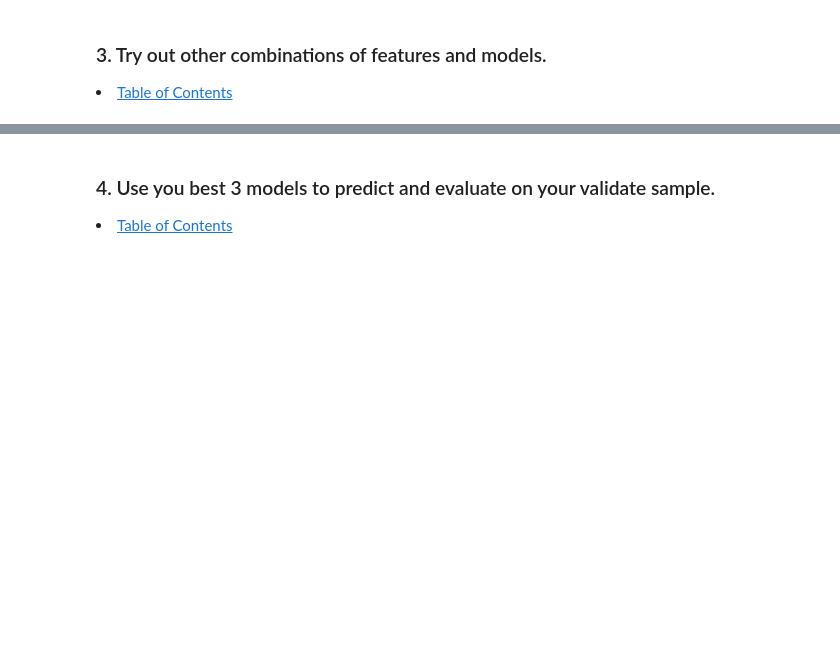
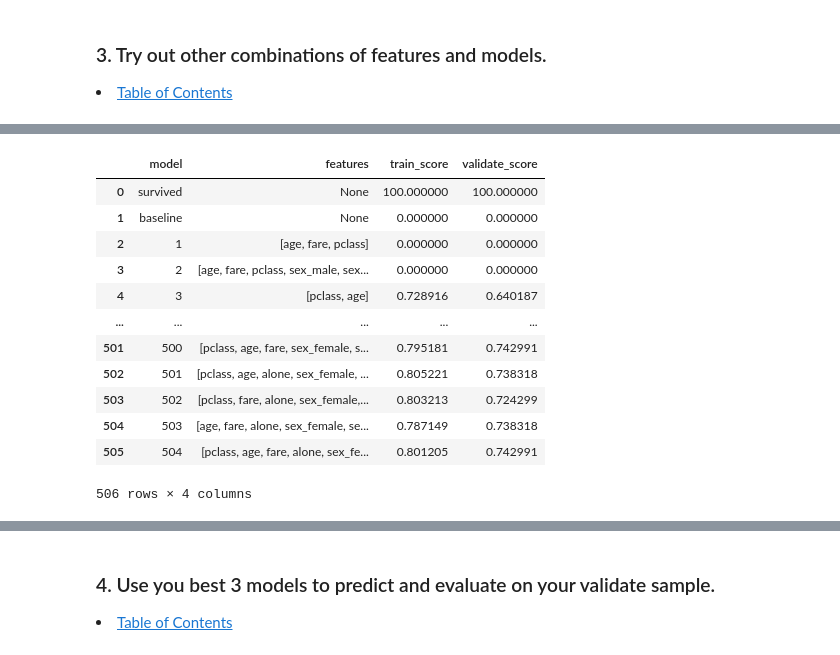
Before and after one commit to Jared-Wood135/classification-exercises, a Jupyter notebook: logistic_regression.ipynb, the cells around one changed output, grey strips where cells are left out. Saved outputs shown, nothing was run; the diff lists cells and outputs as text; code cells hidden in the pictures; blank space fills up the shorter version.

Commit message:
Completed 'Questions 1-5' and plan on returning for 'Bonus 1-2'

```diff
--- a/logistic_regression.ipynb
+++ b/logistic_regression.ipynb
@@ -51,0 +209,21 @@ In these exercises, we'll continue working with the titanic dataset and building
+# %%
+def test():
+    traindict = {
+        'model': ['survived', 'baseline', '1', '2'],
+        'features': ['None', 'None', ['age', 'fare', 'pclass'], ['age', 'fare', 'pclass', 'sex_male', 'sex_female']],
+        'train_score': [100, 0, 0, 0],
+        'validate_score': [100, 0, 0, 0]
+    }
+    modelnum = 2
+    for x in combolist:
+        modelnum += 1
+        lr = LogisticRegression()
+        lr.fit(train[x], y_train)
+        model = lr.predict(train[x])
+        traindict['model'].append(modelnum)
+        traindict['features'].append(x)
+        traindict['train_score'].append(lr.score(train[x], y_train))
+        traindict['validate_score'].append(lr.score(validate[x], y_validate))
+    return traindict
+# %%
+newdict = test()
@@ -51,0 +248,17 @@ In these exercises, we'll continue working with the titanic dataset and building
+# %%
+newdf = pd.DataFrame(newdict)
+newdf
+# %% [output]
+|  | model | features | train_score | validate_score |
+| 0 | survived | None | 100.000000 | 100.000000 |
+| 1 | baseline | None | 0.000000 | 0.000000 |
+| 2 | 1 | [age, fare, pclass] | 0.000000 | 0.000000 |
+| 3 | 2 | [age, fare, pclass, sex_male, sex... | 0.000000 | 0.000000 |
+| 4 | 3 | [pclass, age] | 0.728916 | 0.640187 |
+| ... | ... | ... | ... | ... |
+| 501 | 500 | [pclass, age, fare, sex_female, s... | 0.795181 | 0.742991 |
+| 502 | 501 | [pclass, age, alone, sex_female, ... | 0.805221 | 0.738318 |
+| 503 | 502 | [pclass, fare, alone, sex_female,... | 0.803213 | 0.724299 |
+| 504 | 503 | [age, fare, alone, sex_female, se... | 0.787149 | 0.738318 |
+| 505 | 504 | [pclass, age, fare, alone, sex_fe... | 0.801205 | 0.742991 |
+506 rows × 4 columns
```
Also changed, not shown: parts of 28 cells of this notebook.
